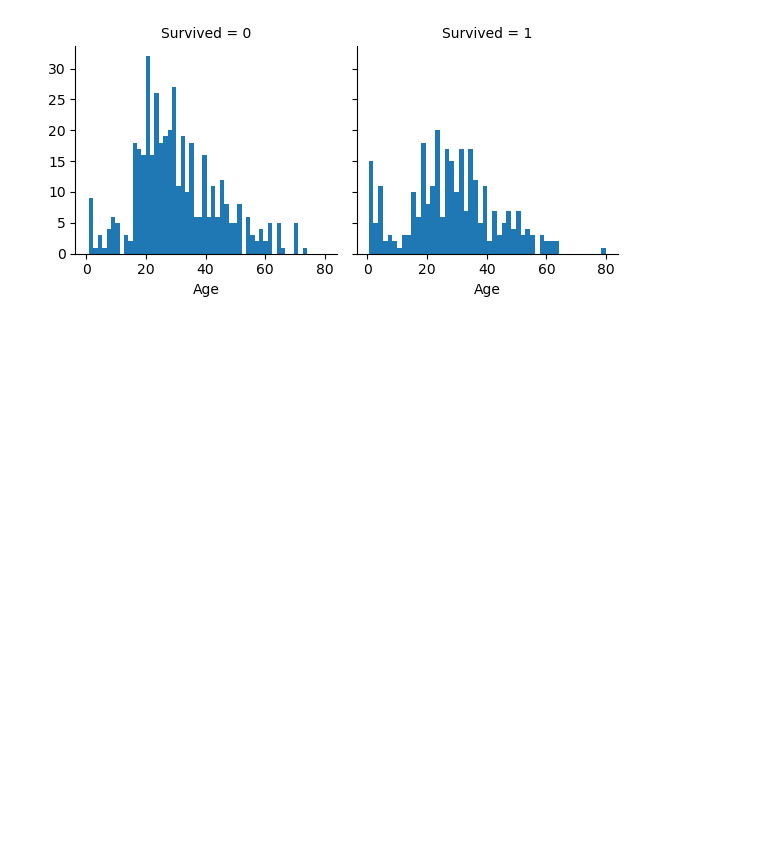
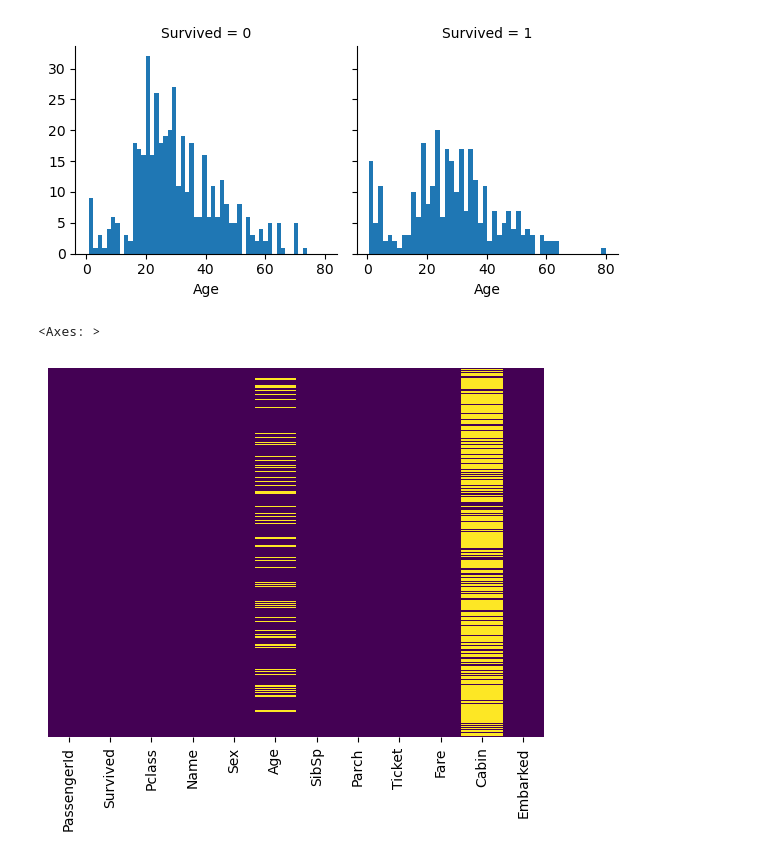
Before and after one commit to m1lkC0ff33/Kaggle-Learning, a Jupyter notebook: 01-Getting-Started/Titanic/notebooks/eda.ipynb, the cells around one changed output. Saved outputs shown, nothing was run; the diff lists cells and outputs as text; code cells hidden in the pictures; blank space fills up the shorter version.

```diff
--- a/01-Getting-Started/Titanic/notebooks/eda.ipynb
+++ b/01-Getting-Started/Titanic/notebooks/eda.ipynb
@@ -45,3 +40,8 @@ g.map(plt.hist, 'Age', bins=50)
 plt.show()
 # %% [output]
 [figure]
+# %%
+sns.heatmap(train.isnull(), yticklabels=False, cbar=False, cmap='viridis')
+# %% [output]
+<Axes: >
+[figure, added]
```
Also changed, not shown: parts of 3 cells of this notebook, 7 other files.
